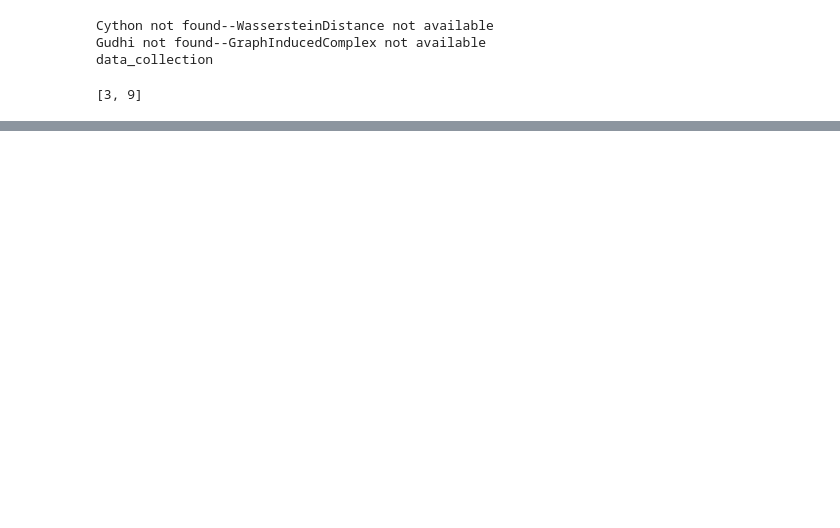
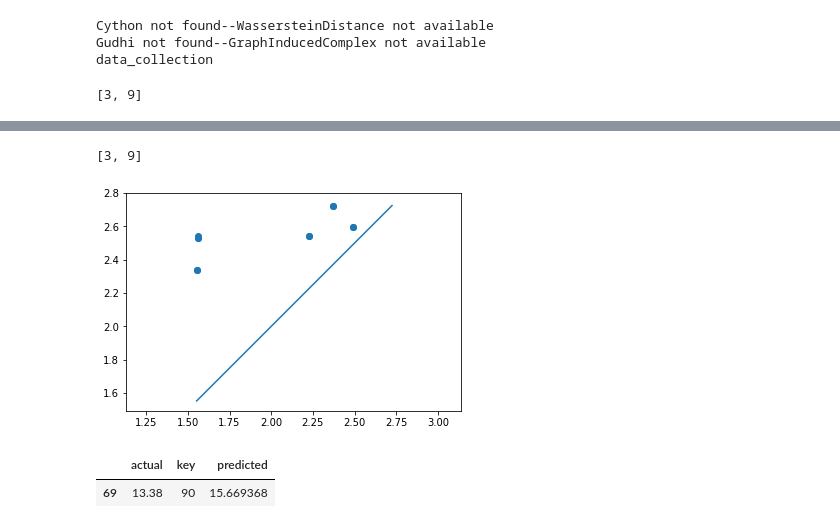
Before and after one commit to tgebhart/biomarker, a Jupyter notebook: notebooks/Outlier Analysis.ipynb, the cells around one changed output, grey strips where cells are left out. Cells and saved outputs as stored; diff of their text form; code cells hidden in the pictures; blank space fills up the shorter version.

```diff
--- a/notebooks/Outlier Analysis.ipynb
+++ b/notebooks/Outlier Analysis.ipynb
@@ -297,0 +465,10 @@ res_df.to_csv('../data/results/actual_v_predicted_geom_only.csv', sep=',')
+# %%
+d.plot.plot_diagram(get_diag(215)[1])
+# %% [output]
+[3, 9]
+[figure, added]
+# %%
+res_df[res_df['predicted'] == res_df['predicted'].max()]
+# %% [output]
+|  | actual | key | predicted |
+| 69 | 13.38 | 90 | 15.669368 |
```
Also changed, not shown: parts of 25 cells of this notebook, 13 other files.
